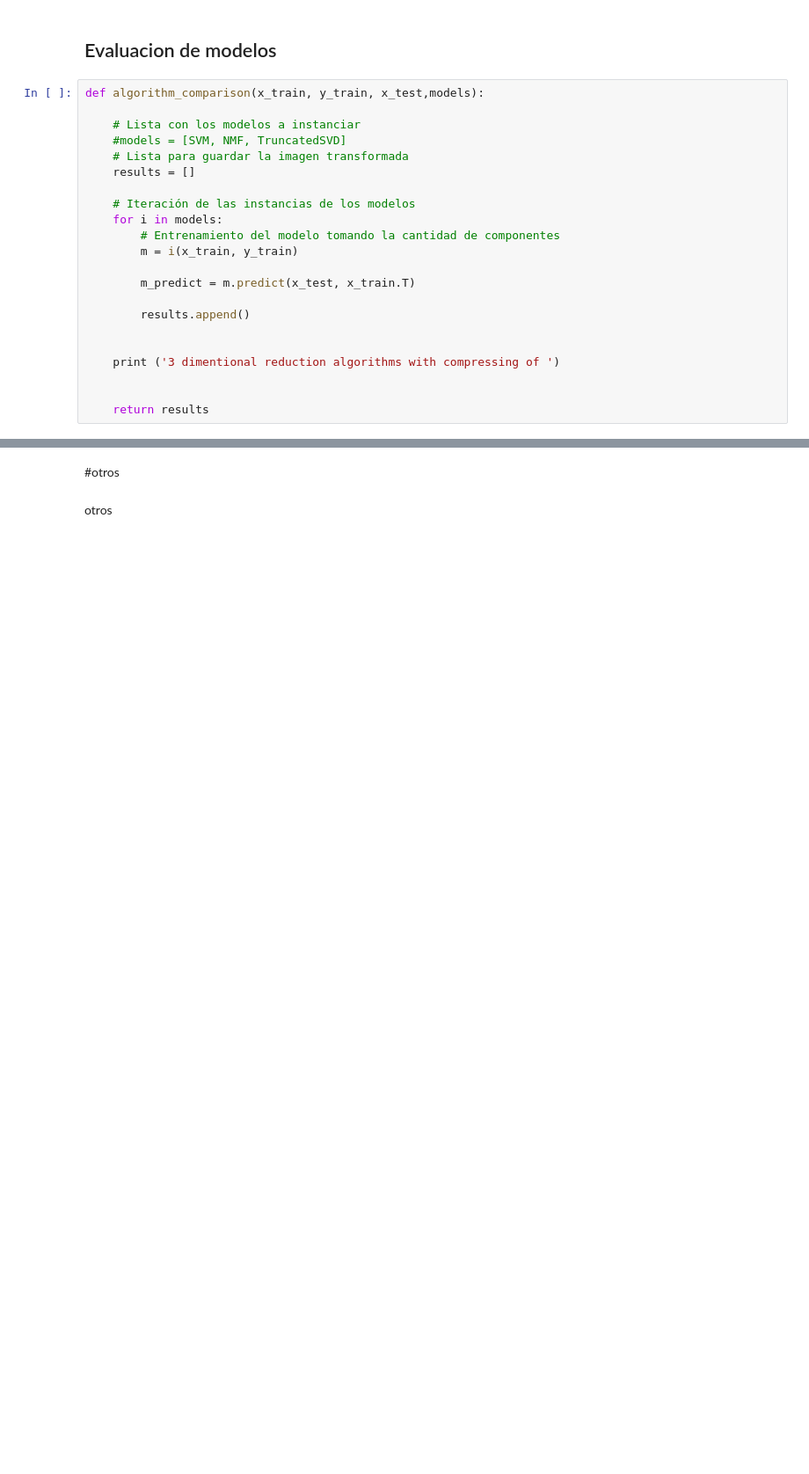
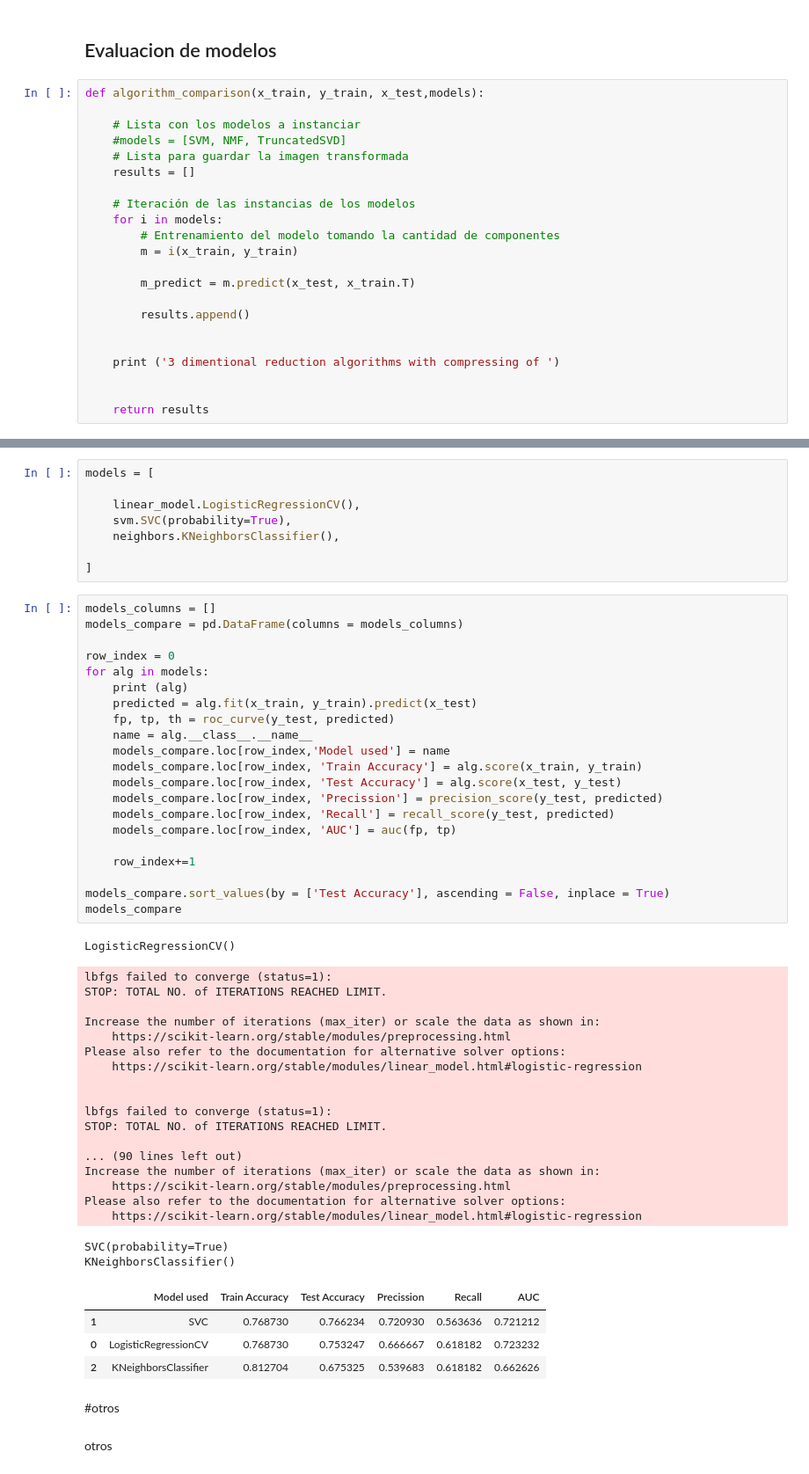
Before and after one commit to gnurock/Data-Engineering-Bootcamp, a Jupyter notebook: Eda/diabetes-eda-ann.ipynb, the cells around one changed output, grey strips where cells are left out. Shown at 88% size. Cells and saved outputs as stored; diff of their text form; blank space fills up the shorter version.

```diff
--- a/Eda/diabetes-eda-ann.ipynb
+++ b/Eda/diabetes-eda-ann.ipynb
@@ -632,3 +698,57 @@ NameError: ignored
+# %%
+models = [
+
+    linear_model.LogisticRegressionCV(),
+    svm.SVC(probability=True),
+    neighbors.KNeighborsClassifier(),
+
+]
+# %%
+models_columns = []
+models_compare = pd.DataFrame(columns = models_columns)
+
+row_index = 0
+for alg in models:
+    print (alg)
+    predicted = alg.fit(x_train, y_train).predict(x_test)
+    fp, tp, th = roc_curve(y_test, predicted)
+    name = alg.__class__.__name__
+    models_compare.loc[row_index,'Model used'] = name
+    models_compare.loc[row_index, 'Train Accuracy'] = alg.score(x_train, y_train)
+    models_compare.loc[row_index, 'Test Accuracy'] = alg.score(x_test, y_test)
+    models_compare.loc[row_index, 'Precission'] = precision_score(y_test, predicted)
+    models_compare.loc[row_index, 'Recall'] = recall_score(y_test, predicted)
+    models_compare.loc[row_index, 'AUC'] = auc(fp, tp)
+
+    row_index+=1
+
+models_compare.sort_values(by = ['Test Accuracy'], ascending = False, inplace = True)
+models_compare
+# %% [output]
+LogisticRegressionCV()
+lbfgs failed to converge (status=1):
+STOP: TOTAL NO. of ITERATIONS REACHED LIMIT.
+
+Increase the number of iterations (max_iter) or scale the data as shown in:
+    https://scikit-learn.org/stable/modules/preprocessing.html
+Please also refer to the documentation for alternative solver options:
+    https://scikit-learn.org/stable/modules/linear_model.html#logistic-regression
+
+
+lbfgs failed to converge (status=1):
+STOP: TOTAL NO. of ITERATIONS REACHED LIMIT.
+
+... (90 lines left out)
+Increase the number of iterations (max_iter) or scale the data as shown in:
+    https://scikit-learn.org/stable/modules/preprocessing.html
+Please also refer to the documentation for alternative solver options:
+    https://scikit-learn.org/stable/modules/linear_model.html#logistic-regression
+SVC(probability=True)
+KNeighborsClassifier()
+|  | Model used | Train Accuracy | Test Accuracy | Precission | Recall | AUC |
+| 1 | SVC | 0.768730 | 0.766234 | 0.720930 | 0.563636 | 0.721212 |
+| 0 | LogisticRegressionCV | 0.768730 | 0.753247 | 0.666667 | 0.618182 | 0.723232 |
+| 2 | KNeighborsClassifier | 0.812704 | 0.675325 | 0.539683 | 0.618182 | 0.662626 |
 # %% [markdown]
 #otros
 # %% [markdown]
```
Also changed, not shown: parts of 28 cells of this notebook.
